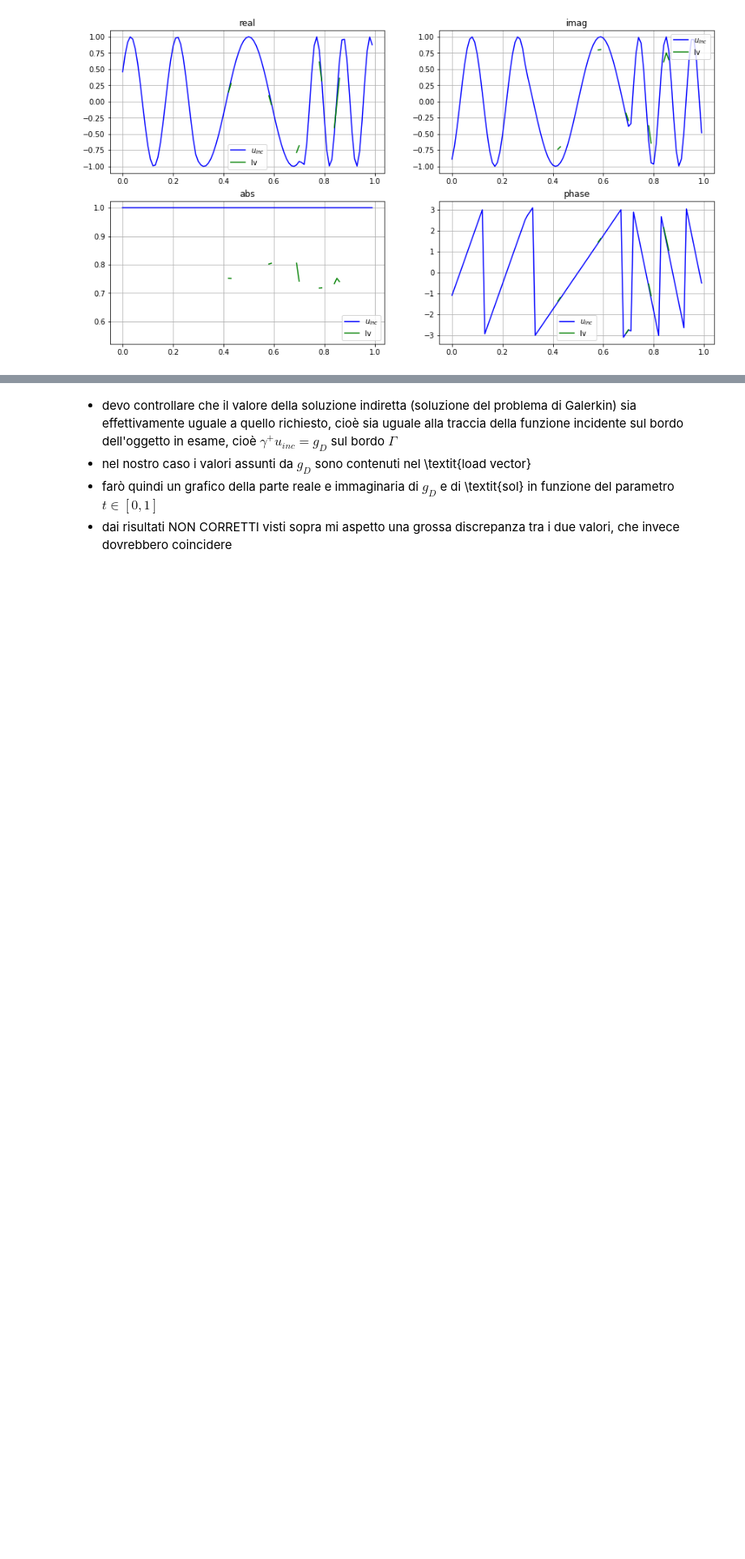
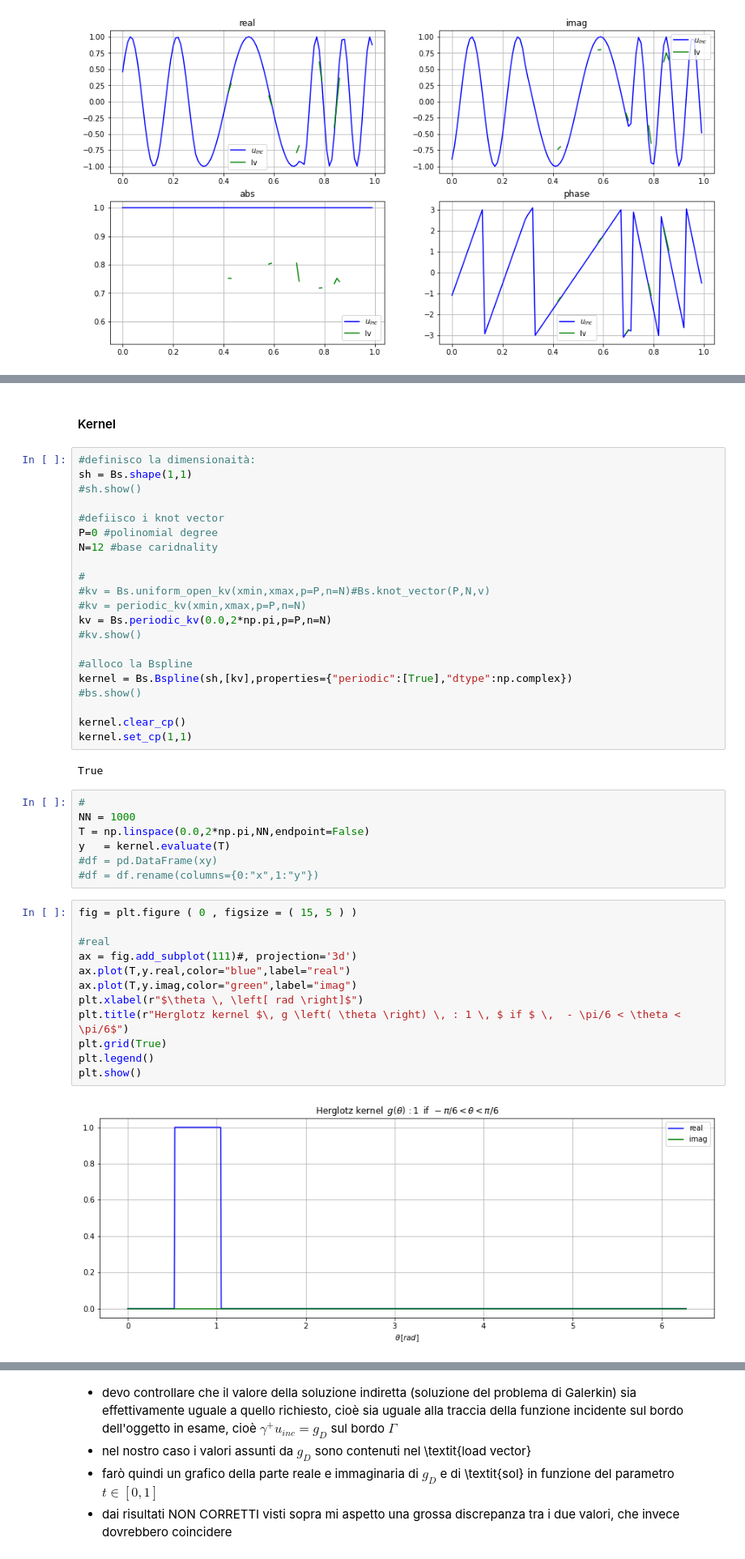
Before and after one commit to EliaStocco/Bspline, a Jupyter notebook: python/BEM-triangle.ipynb, the cells around one changed output, grey strips where cells are left out. Shown at 81% size. Drawn from its saved outputs; the diff is of its cells as text; blank space fills up the shorter version.

```diff
--- a/python/BEM-triangle.ipynb
+++ b/python/BEM-triangle.ipynb
@@ -589,0 +584,46 @@ plt.show()
+# %% [markdown]
+#### Kernel
+# %%
+#definisco la dimensionaità:
+sh = Bs.shape(1,1)
+#sh.show()
+
+#defiisco i knot vector
+P=0 #polinomial degree
+N=12 #base caridnality
+
+#
+#kv = Bs.uniform_open_kv(xmin,xmax,p=P,n=N)#Bs.knot_vector(P,N,v)
+#kv = periodic_kv(xmin,xmax,p=P,n=N)
+kv = Bs.periodic_kv(0.0,2*np.pi,p=P,n=N)
+#kv.show()
+
+#alloco la Bspline
+kernel = Bs.Bspline(sh,[kv],properties={"periodic":[True],"dtype":np.complex})
+#bs.show()
+
+kernel.clear_cp()
+kernel.set_cp(1,1)
+# %% [output]
+True
+# %%
+#
+NN = 1000
+T = np.linspace(0.0,2*np.pi,NN,endpoint=False)
+y   = kernel.evaluate(T)
+#df = pd.DataFrame(xy)
+#df = df.rename(columns={0:"x",1:"y"})
+# %%
+fig = plt.figure ( 0 , figsize = ( 15, 5 ) )
+
+#real
+ax = fig.add_subplot(111)#, projection='3d')
+ax.plot(T,y.real,color="blue",label="real")
+ax.plot(T,y.imag,color="green",label="imag")
+plt.xlabel(r"$\theta \, \left[ rad \right]$")
+plt.title(r"Herglotz kernel $\, g \left( \theta \right) \, : 1 \, $ if $ \,  - \pi/6 < \theta < \pi/6$")
+plt.grid(True)
+plt.legend()
+plt.show()
+# %% [output]
+[figure, added]
```
Also changed, not shown: parts of 24 cells of this notebook, 8 other files.
